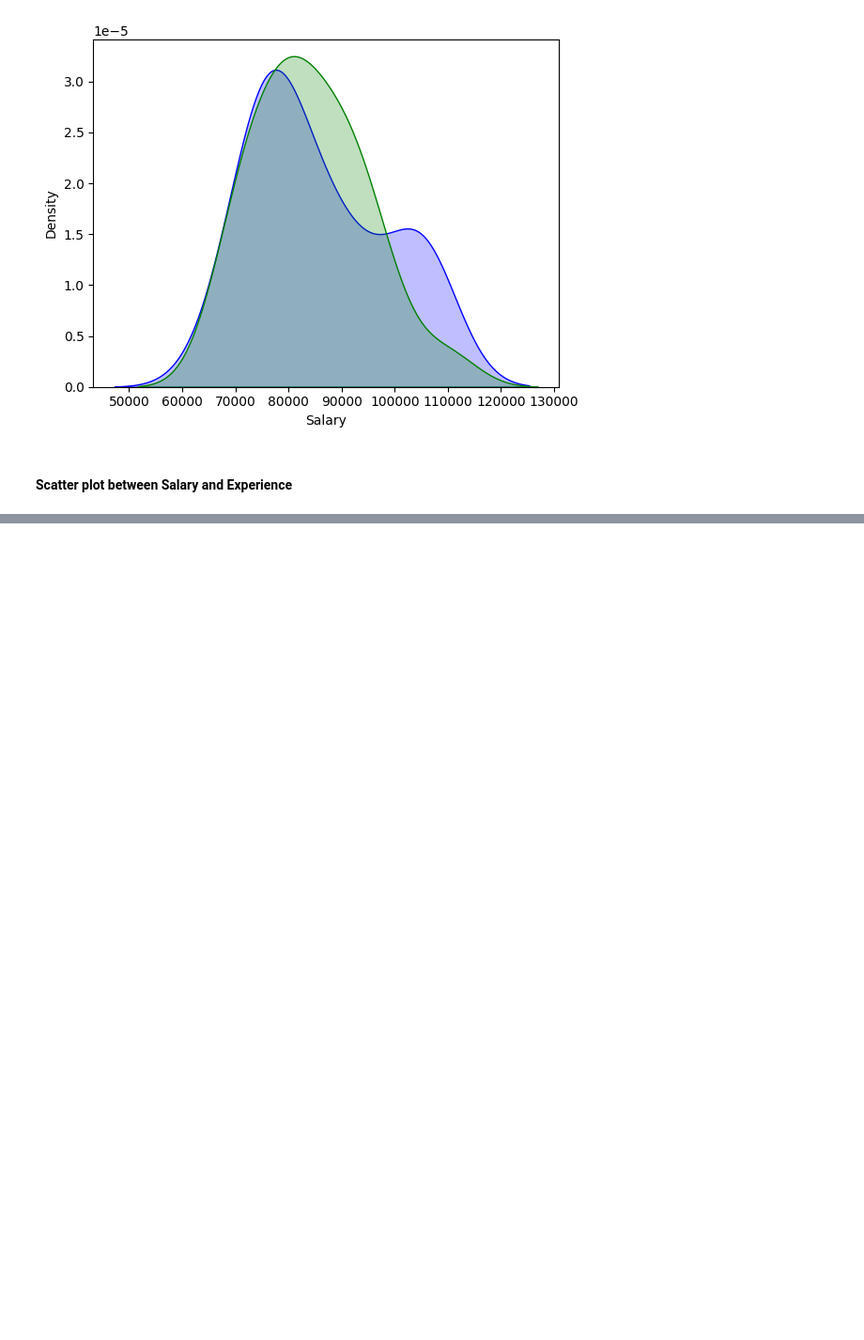
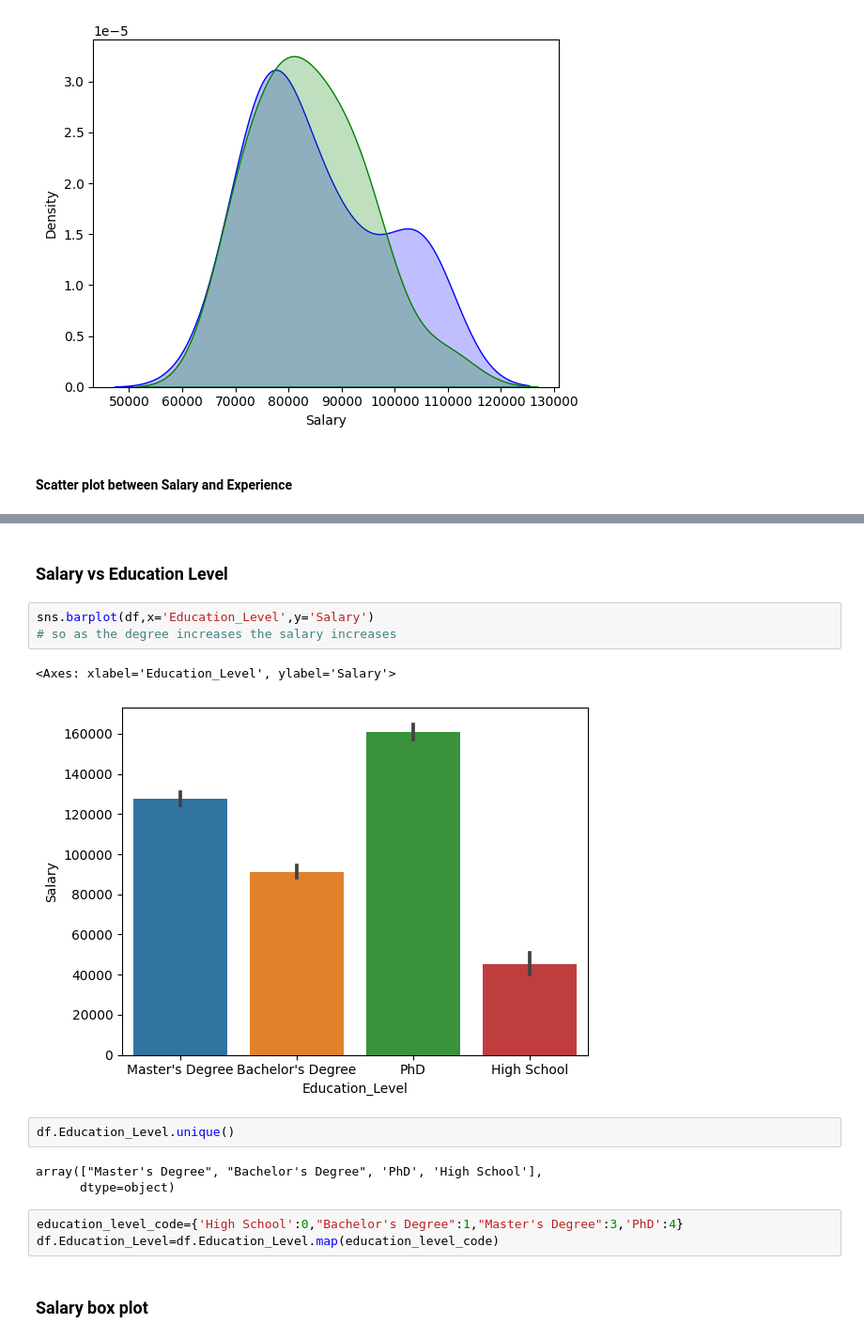
Before and after one commit to Bytecode-Magnum/Salary_Data_ExploratoryDataAnalysis, a Jupyter notebook: Salary_dataset_Data_Visualization.ipynb, the cells around one changed output, grey strips where cells are left out. Shown at 94% size. Drawn from its saved outputs; the diff is of its cells as text; blank space fills up the shorter version.

```diff
--- a/Salary_dataset_Data_Visualization.ipynb
+++ b/Salary_dataset_Data_Visualization.ipynb
@@ -97,0 +110,18 @@ px.scatter(x=df['Salary'],y=df['Experience'],trendline='ols',labels={'x':'Salary
+# %% [markdown]
+### Salary vs Education Level
+# %%
+sns.barplot(df,x='Education_Level',y='Salary')
+# so as the degree increases the salary increases
+# %% [output]
+<Axes: xlabel='Education_Level', ylabel='Salary'>
+[figure, added]
+# %%
+df.Education_Level.unique()
+# %% [output]
+array(["Master's Degree", "Bachelor's Degree", 'PhD', 'High School'],
+      dtype=object)
+# %%
+education_level_code={'High School':0,"Bachelor's Degree":1,"Master's Degree":3,'PhD':4}
+df.Education_Level=df.Education_Level.map(education_level_code)
+# %% [markdown]
+### Salary box plot
```
Also changed, not shown: parts of 19 cells of this notebook.
